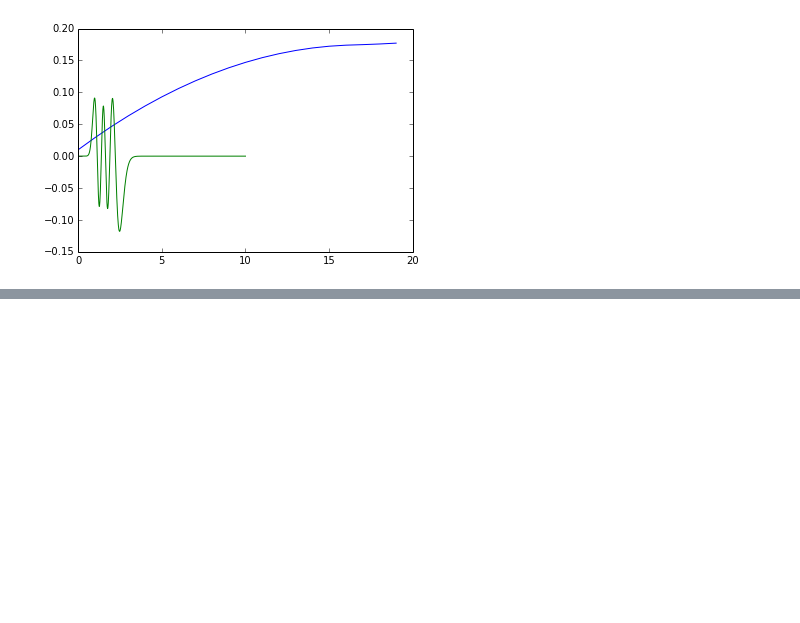
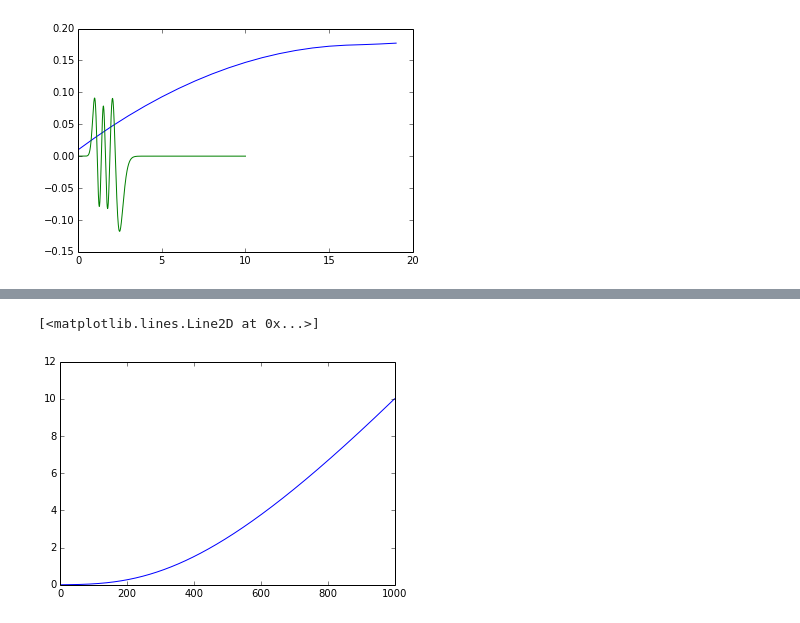
Before and after one commit to AndreiHG/ultracold-molec-coll, a Jupyter notebook: quantum/fgh.ipynb, the cells around one changed output, grey strips where cells are left out. Cells and saved outputs as stored; diff of their text form; code cells hidden in the pictures; blank space fills up the shorter version.

```diff
--- a/quantum/fgh.ipynb
+++ b/quantum/fgh.ipynb
@@ -76,0 +156,6 @@ fgh(V_morse,x_grid,1836/2.0)
+# %%
+Q_grid, J, x_coord = regrid(0,10,1000,9.9,0.1) # A*beta < 1
+plt.plot(x_coord)
+# %% [output]
+[<matplotlib.lines.Line2D at 0x...>]
+[figure, added]
```
Also changed, not shown: parts of 6 cells of this notebook.
